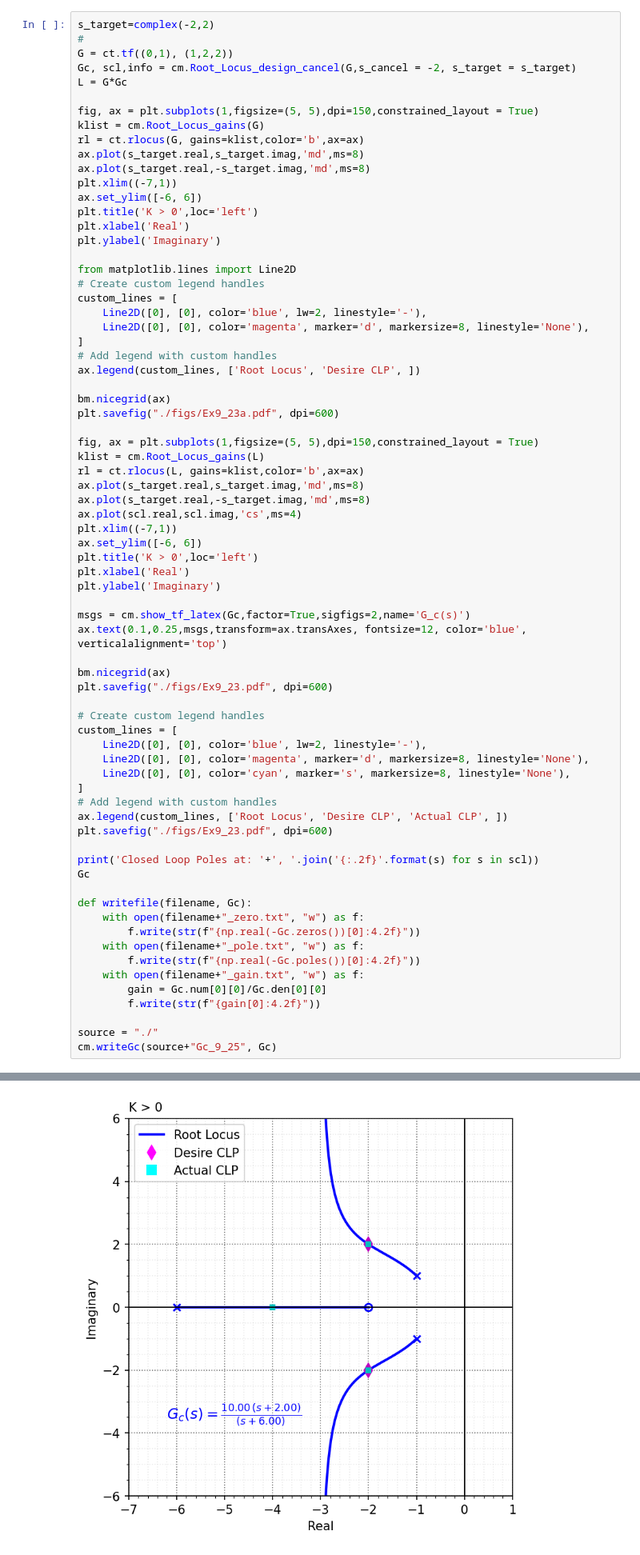
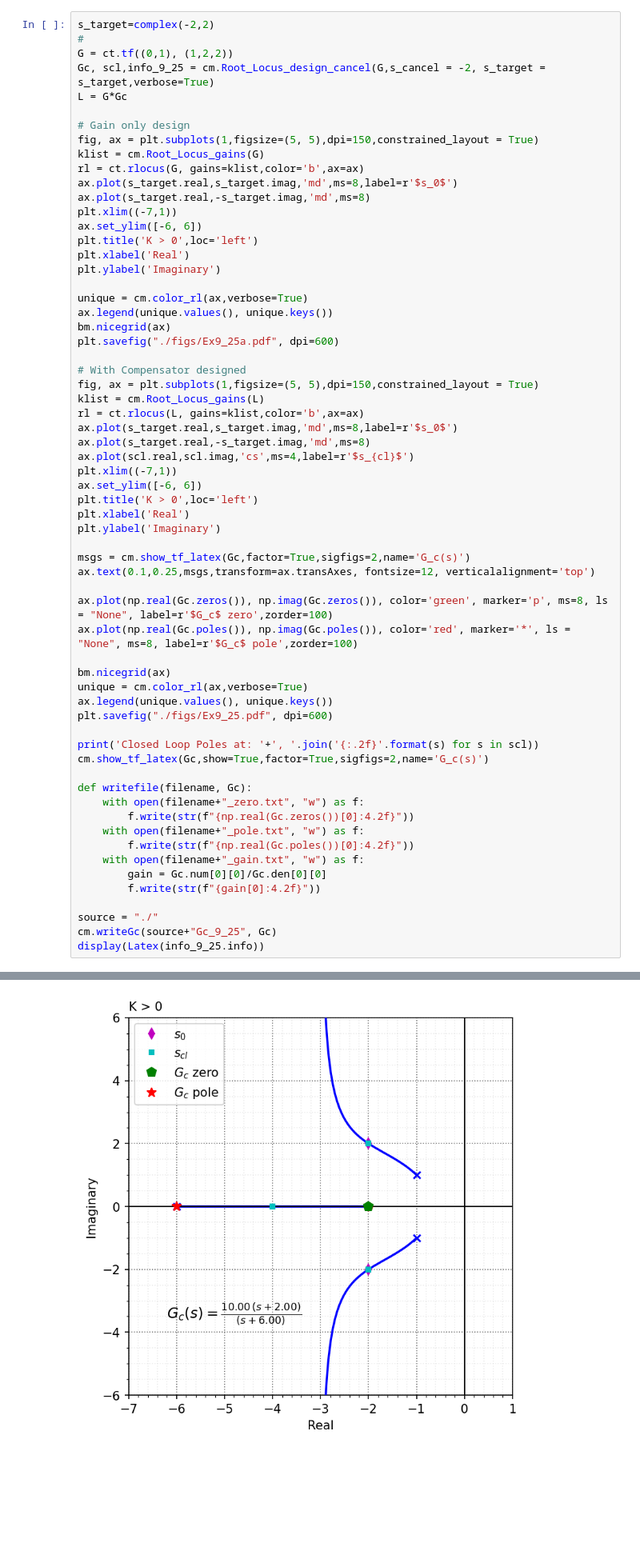
Before and after one commit to mit-acl/16_06_Class, a Jupyter notebook: notebooks/16_06_T9_RL_design.ipynb, the cells around one changed output, grey strips where cells are left out. Shown at 80% size. Cells and saved outputs as stored; diff of their text form; blank space fills up the shorter version.

```diff
--- a/notebooks/16_06_T9_RL_design.ipynb
+++ b/notebooks/16_06_T9_RL_design.ipynb
@@ -134,13 +110,14 @@ $\displaystyle G_c(s) = \frac{45.51\,(s+2.23)}{(s+22.25)}$
 s_target=complex(-2,2)
 #
 G = ct.tf((0,1), (1,2,2))
-Gc, scl,info = cm.Root_Locus_design_cancel(G,s_cancel = -2, s_target = s_target)
+Gc, scl,info_9_25 = cm.Root_Locus_design_cancel(G,s_cancel = -2, s_target = s_target,verbose=True)
 L = G*Gc
 
+# Gain only design
 fig, ax = plt.subplots(1,figsize=(5, 5),dpi=150,constrained_layout = True)
 klist = cm.Root_Locus_gains(G)
 rl = ct.rlocus(G, gains=klist,color='b',ax=ax)
-ax.plot(s_target.real,s_target.imag,'md',ms=8)
+ax.plot(s_target.real,s_target.imag,'md',ms=8,label=r'$s_0$')
 ax.plot(s_target.real,-s_target.imag,'md',ms=8)
 plt.xlim((-7,1))
 ax.set_ylim([-6, 6])
@@ -148,24 +125,18 @@ plt.title('K > 0',loc='left')
 plt.xlabel('Real')
 plt.ylabel('Imaginary')
 
-from matplotlib.lines import Line2D
-# Create custom legend handles
-custom_lines = [
-    Line2D([0], [0], color='blue', lw=2, linestyle='-'),
-    Line2D([0], [0], color='magenta', marker='d', markersize=8, linestyle='None'),
-]
-# Add legend with custom handles
-ax.legend(custom_lines, ['Root Locus', 'Desire CLP', ])
+unique = cm.color_rl(ax,verbose=True)
+ax.legend(unique.values(), unique.keys())
+bm.nicegrid(ax)
+plt.savefig("./figs/Ex9_25a.pdf", dpi=600)
 
-bm.nicegrid(ax)
-plt.savefig("./figs/Ex9_23a.pdf", dpi=600)
-
+# With Compensator designed
 fig, ax = plt.subplots(1,figsize=(5, 5),dpi=150,constrained_layout = True)
 klist = cm.Root_Locus_gains(L)
 rl = ct.rlocus(L, gains=klist,color='b',ax=ax)
-ax.plot(s_target.real,s_target.imag,'md',ms=8)
+ax.plot(s_target.real,s_target.imag,'md',ms=8,label=r'$s_0$')
 ax.plot(s_target.real,-s_target.imag,'md',ms=8)
-ax.plot(scl.real,scl.imag,'cs',ms=4)
+ax.plot(scl.real,scl.imag,'cs',ms=4,label=r'$s_{cl}$')
 plt.xlim((-7,1))
 ax.set_ylim([-6, 6])
 plt.title('K > 0',loc='left')
@@ -173,33 +144,29 @@ plt.xlabel('Real')
 plt.ylabel('Imaginary')
 
 msgs = cm.show_tf_latex(Gc,factor=True,sigfigs=2,name='G_c(s)')
-ax.text(0.1,0.25,msgs,transform=ax.transAxes, fontsize=12, color='blue', verticalalignment='top')
+ax.text(0.1,0.25,msgs,transform=ax.transAxes, fontsize=12, verticalalignment='top')
+
+ax.plot(np.real(Gc.zeros()), np.imag(Gc.zeros()), color='green', marker='p', ms=8, ls = "None", label=r'$G_c$ zero',zorder=100)
+ax.plot(np.real(Gc.poles()), np.imag(Gc.poles()), color='red', marker='*', ls = "None", ms=8, label=r'$G_c$ pole',zorder=100)
 
 bm.nicegrid(ax)
-plt.savefig("./figs/Ex9_23.pdf", dpi=600)
-
-# Create custom legend handles
-custom_lines = [
-    Line2D([0], [0], color='blue', lw=2, linestyle='-'),
-    Line2D([0], [0], color='magenta', marker='d', markersize=8, linestyle='None'),
-    Line2D([0], [0], color='cyan', marker='s', markersize=8, linestyle='None'),
-]
-# Add legend with custom handles
-ax.legend(custom_lines, ['Root Locus', 'Desire CLP', 'Actual CLP', ])
-plt.savefig("./figs/Ex9_23.pdf", dpi=600)
+unique = cm.color_rl(ax,verbose=True)
+ax.legend(unique.values(), unique.keys())
+plt.savefig("./figs/Ex9_25.pdf", dpi=600)
 
 print('Closed Loop Poles at: '+', '.join('{:.2f}'.format(s) for s in scl))
-Gc
+cm.show_tf_latex(Gc,show=True,factor=True,sigfigs=2,name='G_c(s)')
 
 def writefile(filename, Gc):
     with open(filename+"_zero.txt", "w") as f:
-        f.write(str(f"{np.real(-Gc.zeros())[0]:4.2f}"))
+        f.write(str(f"{np.real(Gc.zeros())[0]:4.2f}"))
     with open(filename+"_pole.txt", "w") as f:
-        f.write(str(f"{np.real(-Gc.poles())[0]:4.2f}"))
+        f.write(str(f"{np.real(Gc.poles())[0]:4.2f}"))
     with open(filename+"_gain.txt", "w") as f:
         gain = Gc.num[0][0]/Gc.den[0][0]
         f.write(str(f"{gain[0]:4.2f}"))
 
 source = "./"
 cm.writeGc(source+"Gc_9_25", Gc)
+display(Latex(info_9_25.info))
 # %% [output]
@@ -208,2 +180,2 @@ Closed Loop Poles at: -4.00+0.00j, -2.00+2.00j, -2.00-2.00j
-[figure, old version]
+[figure, new version]
 # %% [markdown]
```
Also changed, not shown: parts of 11 cells of this notebook, 6 other files.
